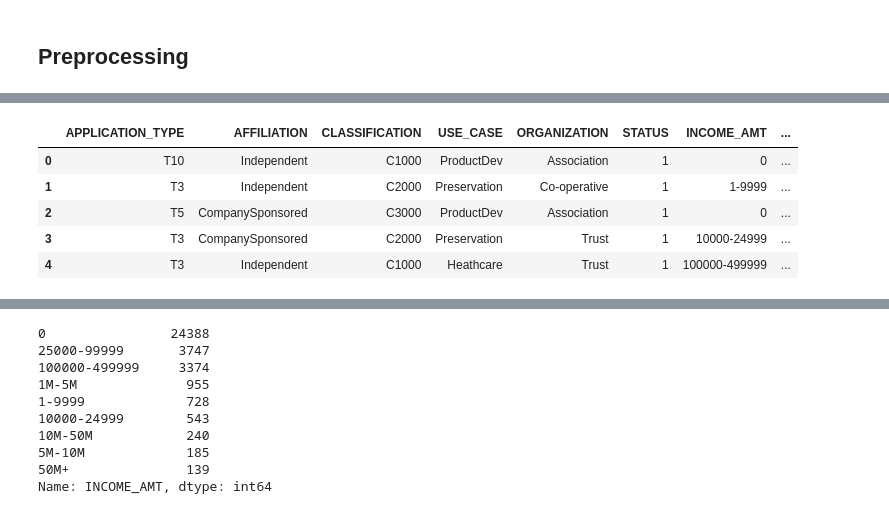
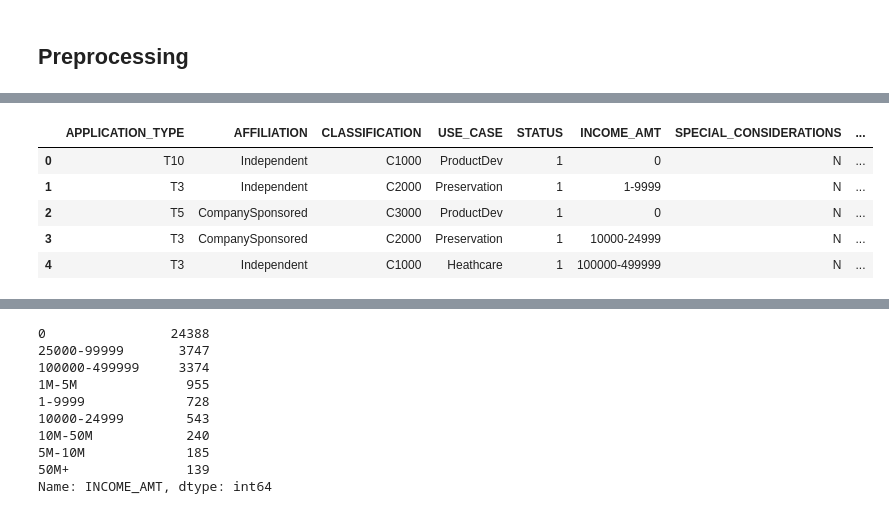
Before and after one commit to nickbrannum02/deep-learning-challenge, a Jupyter notebook: Starter_Code/Starter_Code.ipynb, the cells around one changed output, grey strips where cells are left out. Saved outputs shown, nothing was run; the diff lists cells and outputs as text; code cells hidden in the pictures.

```diff
--- a/Starter_Code/Starter_Code.ipynb
+++ b/Starter_Code/Starter_Code.ipynb
@@ -20,15 +20,15 @@ application_df.head()
 | 4 | 10556103 | GENETIC RESEARCH INSTITUTE OF THE... | T3 | Independent | C1000 | Heathcare | Trust | 1 | ... |
 # %%
 # Drop the non-beneficial ID columns, 'EIN' and 'NAME'.
-application_df.drop(columns=['EIN', 'NAME', 'ASK_AMT'], inplace=True)
+application_df.drop(columns=['EIN', 'NAME', 'ORGANIZATION'], inplace=True)
 application_df.head()
 # %% [output]
-|  | APPLICATION_TYPE | AFFILIATION | CLASSIFICATION | USE_CASE | ORGANIZATION | STATUS | INCOME_AMT | ... |
-| 0 | T10 | Independent | C1000 | ProductDev | Association | 1 | 0 | ... |
-| 1 | T3 | Independent | C2000 | Preservation | Co-operative | 1 | 1-9999 | ... |
-| 2 | T5 | CompanySponsored | C3000 | ProductDev | Association | 1 | 0 | ... |
-| 3 | T3 | CompanySponsored | C2000 | Preservation | Trust | 1 | 10000-24999 | ... |
-| 4 | T3 | Independent | C1000 | Heathcare | Trust | 1 | 100000-499999 | ... |
+|  | APPLICATION_TYPE | AFFILIATION | CLASSIFICATION | USE_CASE | STATUS | INCOME_AMT | SPECIAL_CONSIDERATIONS | ... |
+| 0 | T10 | Independent | C1000 | ProductDev | 1 | 0 | N | ... |
+| 1 | T3 | Independent | C2000 | Preservation | 1 | 1-9999 | N | ... |
+| 2 | T5 | CompanySponsored | C3000 | ProductDev | 1 | 0 | N | ... |
+| 3 | T3 | CompanySponsored | C2000 | Preservation | 1 | 10000-24999 | N | ... |
+| 4 | T3 | Independent | C1000 | Heathcare | 1 | 100000-499999 | N | ... |
 # %%
 # Determine the number of unique values in each column.
 application_df.nunique()
```
Also changed, not shown: parts of 5 cells of this notebook.
